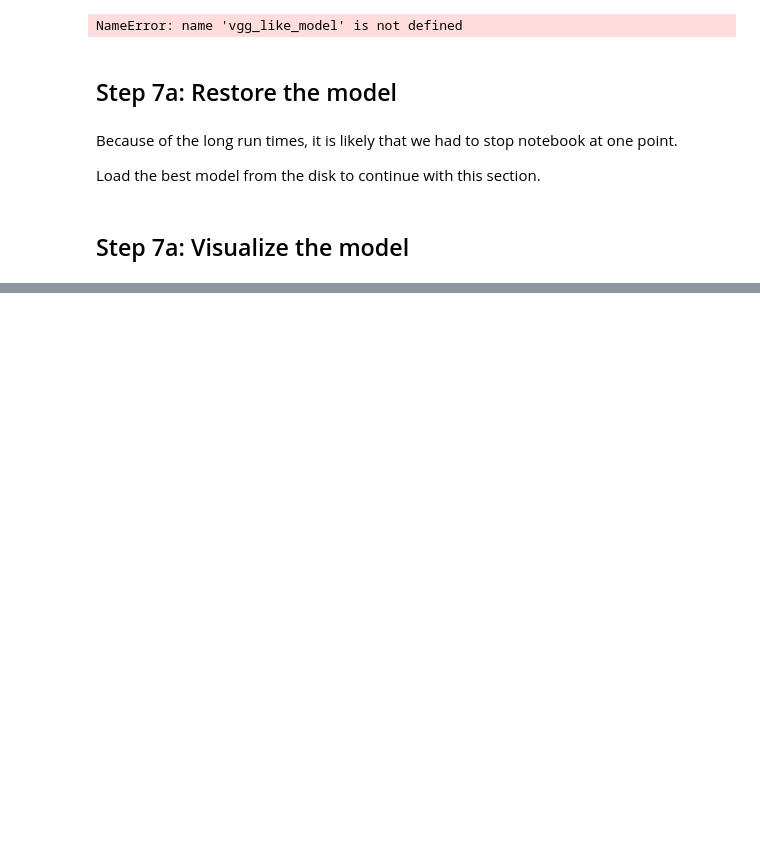
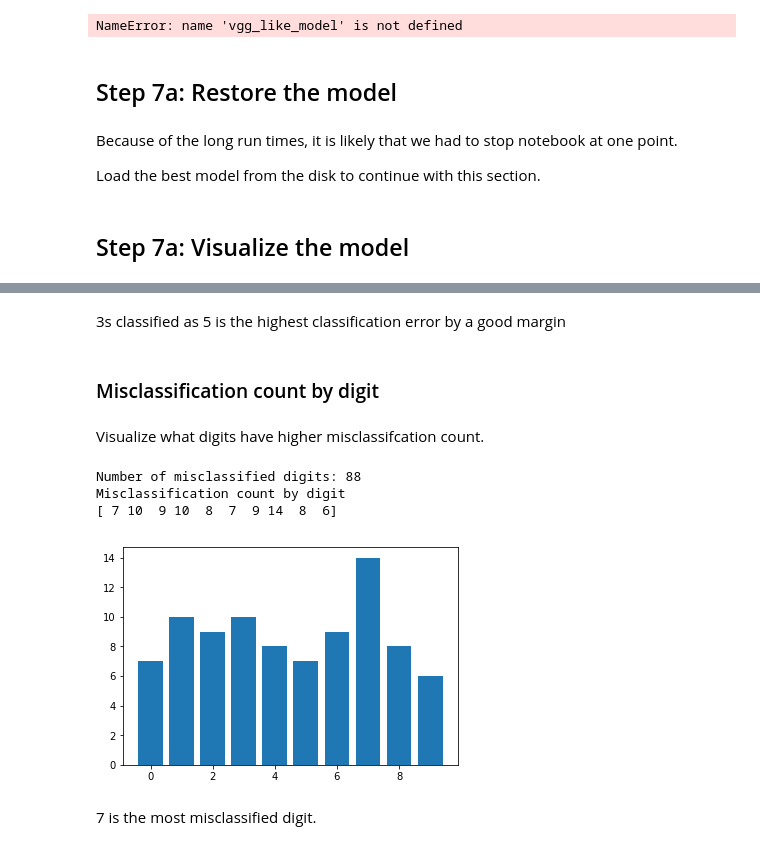
Before and after one commit to fau-masters-collected-works-cgarbin/cap6618-computer-vision, a Jupyter notebook: module5/CAP6618_PP3_final_cgarbin.ipynb, the cells around one changed output, grey strips where cells are left out. Drawn from its saved outputs; the diff is of its cells as text; code cells hidden in the pictures; blank space fills up the shorter version.

```diff
--- a/module5/CAP6618_PP3_final_cgarbin.ipynb
+++ b/module5/CAP6618_PP3_final_cgarbin.ipynb
@@ -478,0 +532,26 @@ model = load_model('trained_model_lenet_like_model_with_dropout.h5')
+# %% [markdown]
+3s classified as 5 is the highest classification error by a good margin
+# %% [markdown]
+### Misclassification count by digit
+# %% [markdown]
+Visualize what digits have higher misclassifcation count.
+# %%
+# A confusion matrix with only misclassified digits
+conf_mx_misclassifications = conf_mx
+np.fill_diagonal(conf_mx_misclassifications, 0)
+
+print('Number of misclassified digits: {}'.format(sum(conf_mx_misclassifications.sum(axis=0))))
+
+print('Misclassification count by digit')
+misclassification_count_by_digit = conf_mx_misclassifications.sum(axis=1)
+print(misclassification_count_by_digit)
+
+plt.bar(np.arange(len(misclassification_count_by_digit)),misclassification_count_by_digit)
+plt.show()
+# %% [output]
+Number of misclassified digits: 88
+Misclassification count by digit
+[ 7 10  9 10  8  7  9 14  8  6]
+[figure, added]
+# %% [markdown]
+7 is the most misclassified digit.
```
Also changed, not shown: parts of 13 cells of this notebook.
